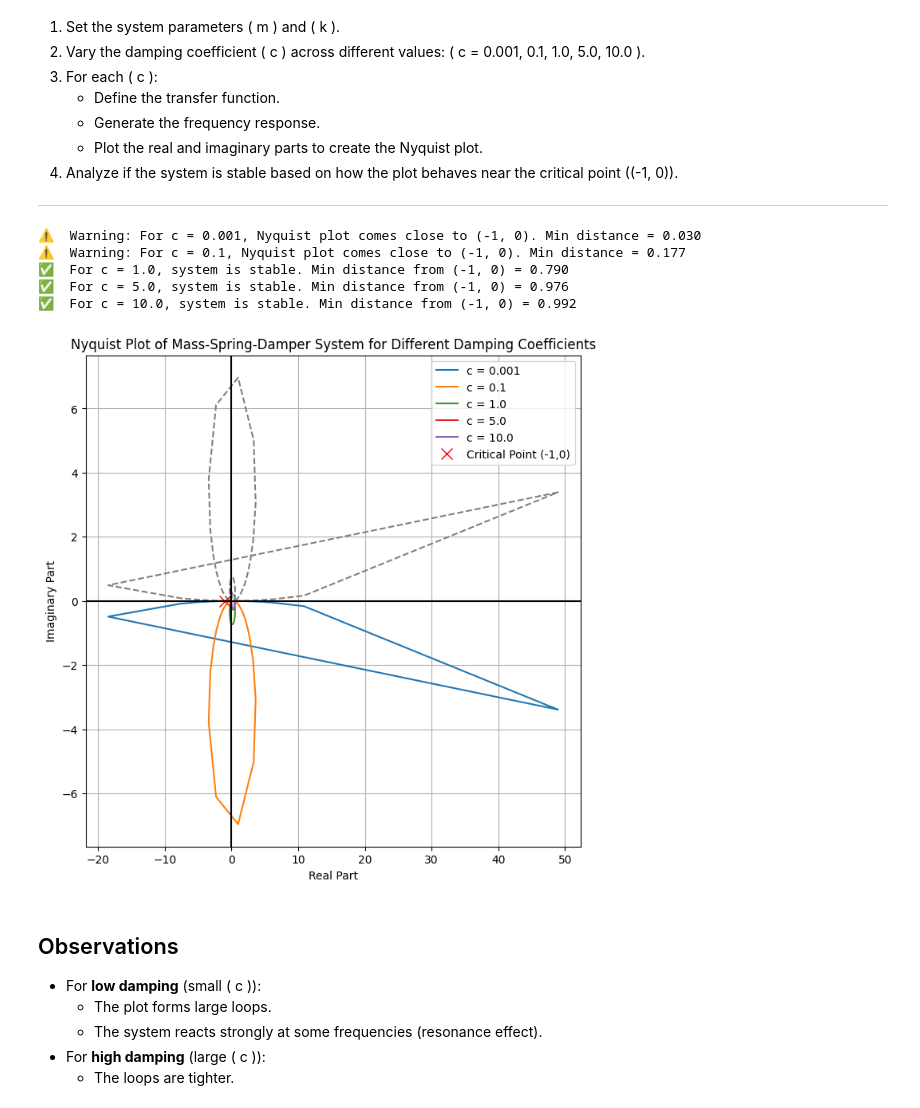
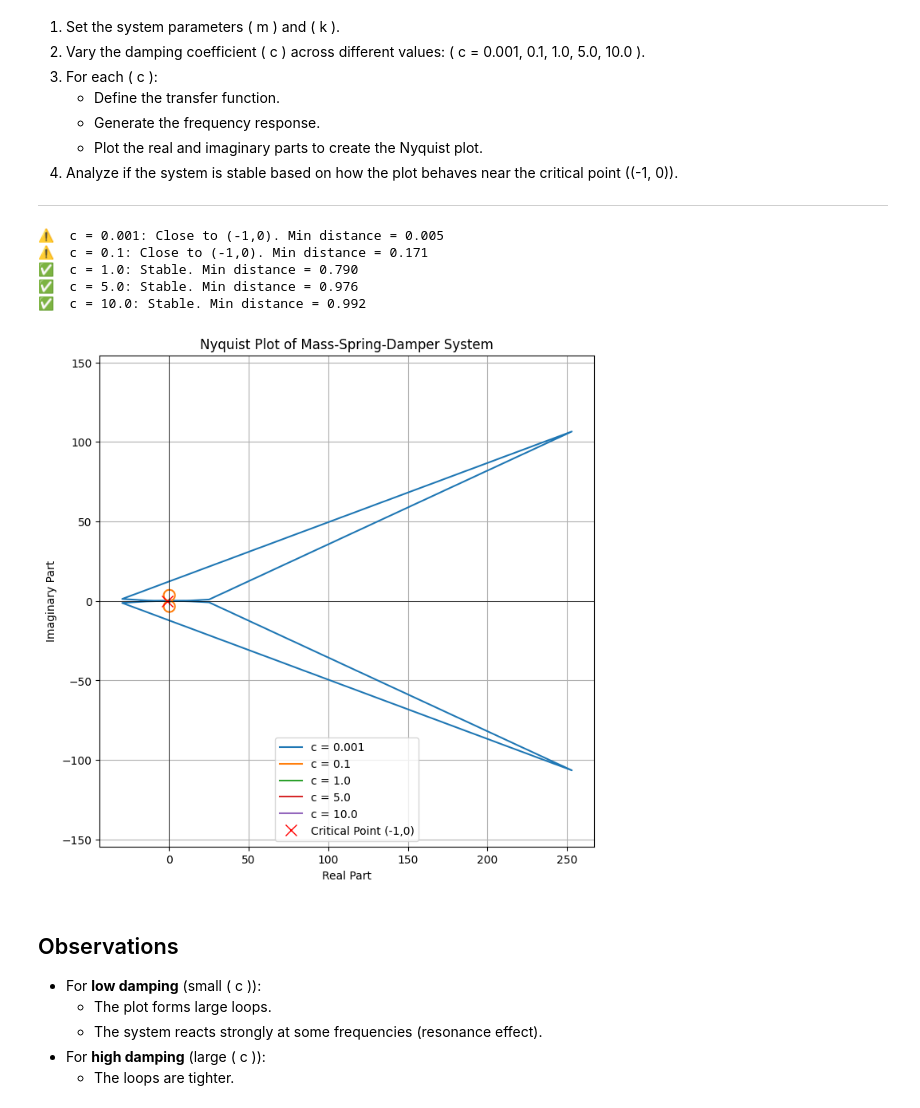
Before and after one commit to sanalbooks/control-systems-experiments, a Jupyter notebook: Frequency_Domain_Analysis/mass_spring_damper_nyquist_plot.ipynb, the cells around one changed output. Drawn from its saved outputs; the diff is of its cells as text; code cells hidden in the pictures.

```diff
--- a/Frequency_Domain_Analysis/mass_spring_damper_nyquist_plot.ipynb
+++ b/Frequency_Domain_Analysis/mass_spring_damper_nyquist_plot.ipynb
@@ -133,57 +133,59 @@ from scipy import signal
 m = 1.0  # mass (kg)
 k = 2.0  # spring constant (N/m)
 
-# Function to plot Nyquist plot and check stability
 def plot_nyquist_for_damping(c_values, threshold_distance=0.5):
     plt.figure(figsize=(8, 8))
 
     for c in c_values:
         # Define the transfer function: G(s) = 1 / (ms^2 + cs + k)
         numerator = [1]
         denominator = [m, c, k]
         system = signal.TransferFunction(numerator, denominator)
 
-        # Frequency range for evaluation
-        w = np.logspace(-2, 2, 500)
-        w, H = signal.freqresp(system, w)
+        # Frequency range for evaluation (include negative frequencies via mirroring)
+        w = np.logspace(-2, 2, 1000)
+        w_pos = np.concatenate([-w[::-1], w])  # Full frequency sweep
+        _, H = signal.freqresp(system, w_pos)
 
         # Nyquist plot: real vs imaginary parts
         plt.plot(H.real, H.imag, label=f'c = {c}')
-        plt.plot(H.real, -H.imag, linestyle='--', color='gray')  # Mirror image
 
-        # Analyze how close the curve comes to the critical point (-1, 0)
+        # Analyze distance to (-1, 0)
         distances = np.sqrt((H.real + 1)**2 + (H.imag)**2)
         min_distance = np.min(distances)
 
+        # Check encirclements (simplified: count crossings of the negative real axis < -1)
+        crossings = np.sum(np.diff(np.sign(H.imag)) != 0)
+        is_stable = (crossings == 0)  # No encirclements since P = 0
+
         if min_distance < threshold_distance:
-            print(f"⚠️  Warning: For c = {c}, Nyquist plot comes close to (-1, 0). Min distance = {min_distance:.3f}")
+            print(f"⚠️  c = {c}: Close to (-1,0). Min distance = {min_distance:.3f}")
         else:
-            print(f"✅  For c = {c}, system is stable. Min distance from (-1, 0) = {min_distance:.3f}")
+            print(f"✅  c = {c}: Stable. Min distance = {min_distance:.3f}")
 
     # Plot critical point (-1,0)
     plt.plot(-1, 0, 'rx', markersize=10, label='Critical Point (-1,0)')
 
-    plt.title('Nyquist Plot of Mass-Spring-Damper System for Different Damping Coefficients')
+    plt.title('Nyquist Plot of Mass-Spring-Damper System')
     plt.xlabel('Real Part')
     plt.ylabel('Imaginary Part')
     plt.grid(True)
     plt.legend()
-    plt.axhline(0, color='black')
-    plt.axvline(0, color='black')
+    plt.axhline(0, color='black', linewidth=0.5)
+    plt.axvline(0, color='black', linewidth=0.5)
+    plt.axis('equal')  # Important for correct aspect ratio
     plt.show()
 
-# List of different damping coefficients to test
+# Test different damping coefficients
 c_values = [0.001, 0.1, 1.0, 5.0, 10.0]
-
-# Plot the Nyquist plot and check stability
 plot_nyquist_for_damping(c_values)
 # %% [output]
-⚠️  Warning: For c = 0.001, Nyquist plot comes close to (-1, 0). Min distance = 0.030
-⚠️  Warning: For c = 0.1, Nyquist plot comes close to (-1, 0). Min distance = 0.177
-✅  For c = 1.0, system is stable. Min distance from (-1, 0) = 0.790
-✅  For c = 5.0, system is stable. Min distance from (-1, 0) = 0.976
-✅  For c = 10.0, system is stable. Min distance from (-1, 0) = 0.992
+⚠️  c = 0.001: Close to (-1,0). Min distance = 0.005
+⚠️  c = 0.1: Close to (-1,0). Min distance = 0.171
+✅  c = 1.0: Stable. Min distance = 0.790
+✅  c = 5.0: Stable. Min distance = 0.976
+✅  c = 10.0: Stable. Min distance = 0.992
-[figure, old version]
+[figure, new version]
 # %% [markdown]
 ## Observations
 
```
Also changed, not shown: 2 other files.
